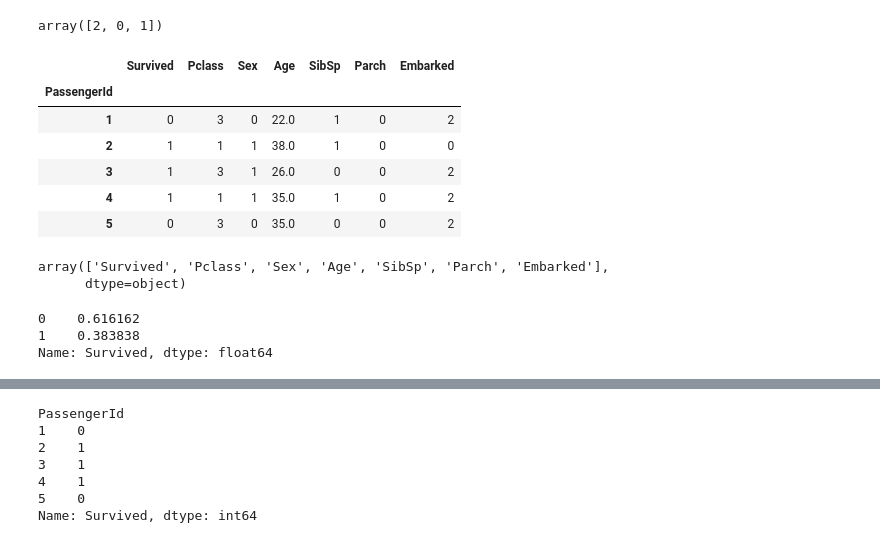
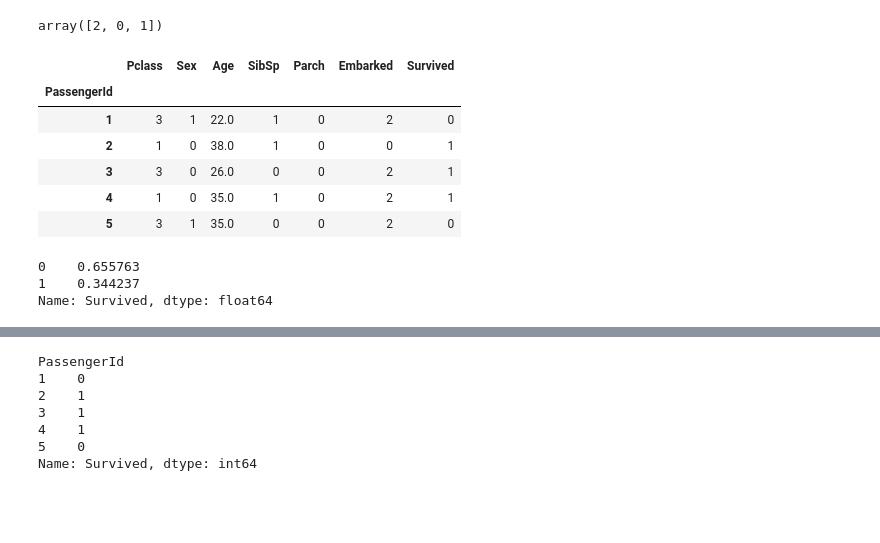
Before and after one commit to JudsonMorgan/Python-for-Data-Analyst, a Jupyter notebook: Titanic-Prediction.ipynb, the cells around one changed output, grey strips where cells are left out. Saved outputs shown, nothing was run; the diff lists cells and outputs as text; code cells hidden in the pictures; blank space fills up the shorter version.

```diff
--- a/Titanic-Prediction.ipynb
+++ b/Titanic-Prediction.ipynb
@@ -297,0 +460,3 @@ data.describe()
+# %%
+data_3 = data_2[(data_2['Parch']<=upper_limit) & (data_2['Parch'] <= lower_limit)]
+data_3.shape
@@ -297,0 +465,2 @@ data.describe()
+# %%
+new_data = data_3.copy()
@@ -300,8 +479,8 @@ data['Sex'].unique()
 # %% [output]
 array(['male', 'female'], dtype=object)
 # %%
-data['Sex'] = data['Sex'].map({'male': 0,
-                              'female': 1})
+new_data['Sex'] = new_data['Sex'].map({'male': 1,
+                              'female': 0})
 
-data['Sex'].unique()
+new_data['Sex'].unique()
 # %% [output]
@@ -314,32 +493,26 @@ array(['S', 'C', 'Q'], dtype=object)
 from sklearn.preprocessing import LabelEncoder, StandardScaler
 # %%
 le = LabelEncoder()
-data['Embarked'] = le.fit_transform(data['Embarked'])
+new_data['Embarked'] = le.fit_transform(new_data['Embarked'])
 
-data['Embarked'].unique()
+new_data['Embarked'].unique()
 # %% [output]
 array([2, 0, 1])
 # %%
-data.head()
+new_data.head()
 # %% [output]
-|  | Survived | Pclass | Sex | Age | SibSp | Parch | Embarked |
+|  | Pclass | Sex | Age | SibSp | Parch | Embarked | Survived |
 | PassengerId |  |  |  |  |  |  |  |
-| 1 | 0 | 3 | 0 | 22.0 | 1 | 0 | 2 |
-| 2 | 1 | 1 | 1 | 38.0 | 1 | 0 | 0 |
-| 3 | 1 | 3 | 1 | 26.0 | 0 | 0 | 2 |
-| 4 | 1 | 1 | 1 | 35.0 | 1 | 0 | 2 |
-| 5 | 0 | 3 | 0 | 35.0 | 0 | 0 | 2 |
+| 1 | 3 | 1 | 22.0 | 1 | 0 | 2 | 0 |
+| 2 | 1 | 0 | 38.0 | 1 | 0 | 0 | 1 |
+| 3 | 3 | 0 | 26.0 | 0 | 0 | 2 | 1 |
+| 4 | 1 | 0 | 35.0 | 1 | 0 | 2 | 1 |
+| 5 | 3 | 1 | 35.0 | 0 | 0 | 2 | 0 |
-# %%
-##reordering of the columns
-data.columns.values
-# %% [output]
-array(['Survived', 'Pclass', 'Sex', 'Age', 'SibSp', 'Parch', 'Embarked'],
-      dtype=object)
 # %%
-data['Survived'].value_counts(normalize=True)
+new_data['Survived'].value_counts(normalize=True)
 # %% [output]
-0    0.616162
-1    0.383838
+0    0.655763
+1    0.344237
 Name: Survived, dtype: float64
 # %%
 #split the dataset into features and labels
```
Also changed, not shown: parts of 51 cells of this notebook.
